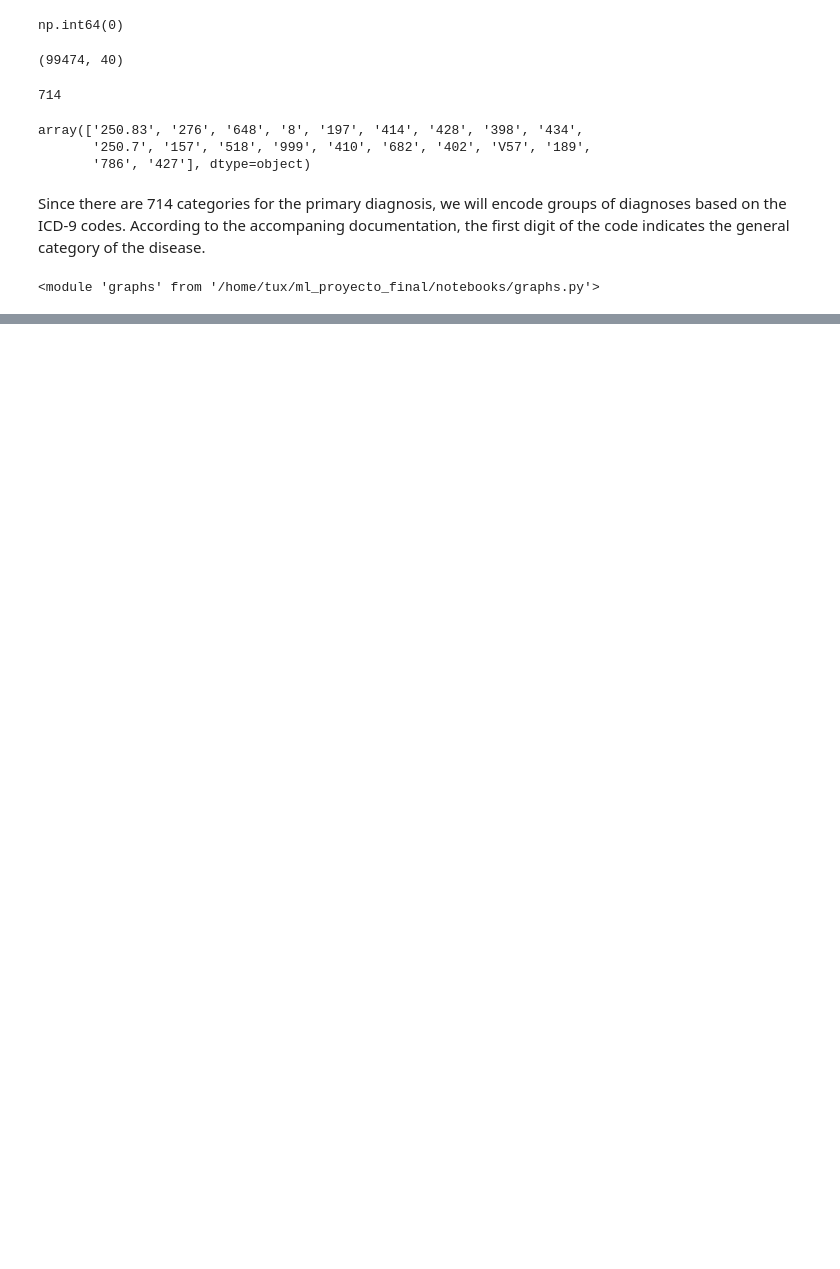
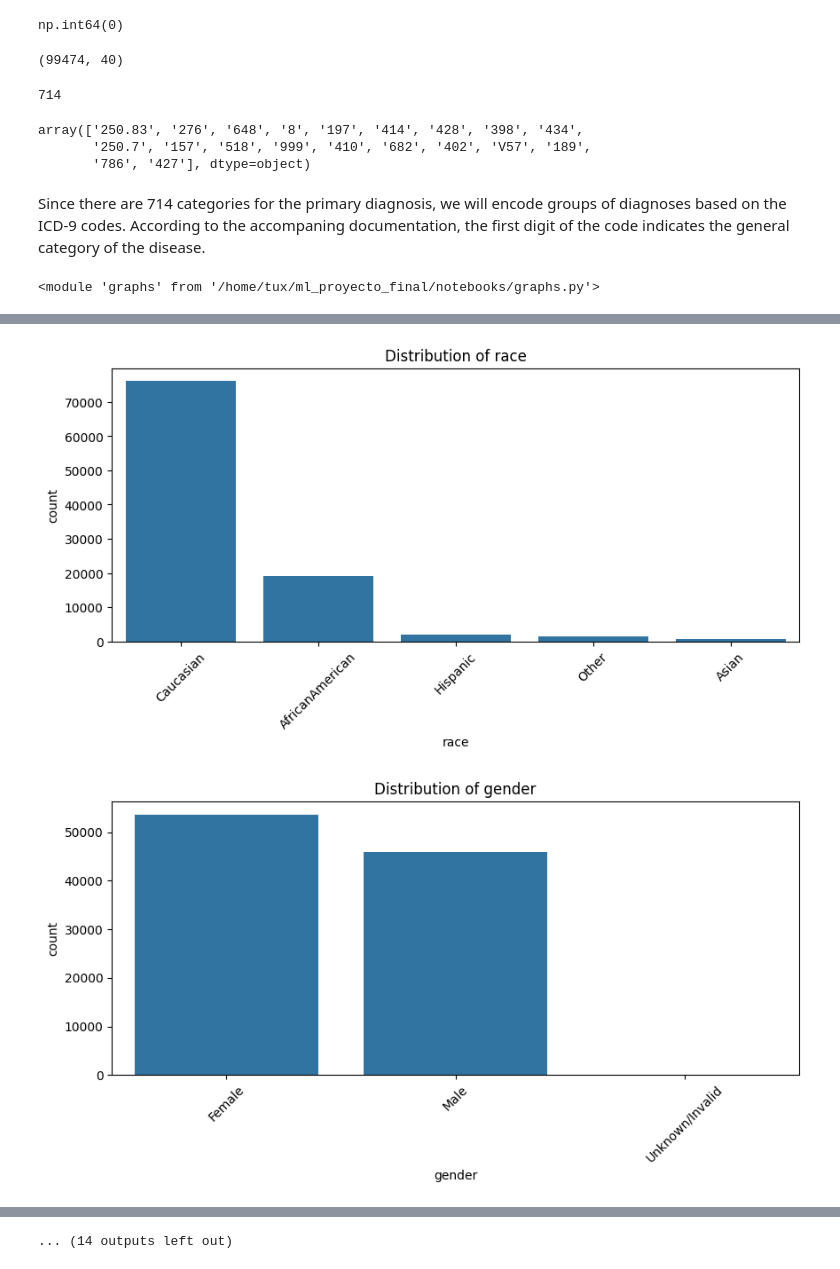
Before and after one commit to jariel17/ml_models, a Jupyter notebook: notebooks/unsupervised_learning/diabetes_patients_clustering/eda.ipynb, the cells around one changed output, grey strips where cells are left out. Cells and saved outputs as stored; diff of their text form; code cells hidden in the pictures; blank space fills up the shorter version.

```diff
--- a/notebooks/unsupervised_learning/diabetes_patients_clustering/eda.ipynb
+++ b/notebooks/unsupervised_learning/diabetes_patients_clustering/eda.ipynb
@@ -225,4 +225,4 @@ importlib.reload(graphs)
 # %% [output]
 <module 'graphs' from '/home/tux/ml_proyecto_final/notebooks/graphs.py'>
 # %%
-df_cleaned["diag_1_category"] = df_cleaned["diag_1"].apply(utils.icd9_category)
+df_no_missing["diag_1_category"] = df_no_missing["diag_1"].apply(utils.icd9_category)
@@ -228,0 +231,5 @@ df_cleaned["diag_1_category"] = df_cleaned["diag_1"].apply(utils.icd9_category)
+# %%
+categorical_cols = df_no_missing.select_dtypes(include="object").columns
+for col in categorical_cols:
+    if df_no_missing[col].nunique() < 2:
+        print(f"\nValues: {df_no_missing[col].value_counts()}")
@@ -228,0 +250,3 @@ df_cleaned["diag_1_category"] = df_cleaned["diag_1"].apply(utils.icd9_category)
+# %%
+cols_to_drop = ['examide', 'citoglipton', 'metformin-rosiglitazone']
+df_cleaned = df_no_missing.drop(columns=cols_to_drop)
@@ -231,0 +283,7 @@ df_cleaned.to_csv(processed_path, index=False)
+# %%
+import seaborn as sns
+import matplotlib.pyplot as plt
+
+categorical_cols = df_cleaned.select_dtypes(include="object").columns
+categorical_cols = categorical_cols.drop('diag_1')
+print("Categorical columns:", categorical_cols)
@@ -231,0 +299,10 @@ df_cleaned.to_csv(processed_path, index=False)
+# %%
+for col in categorical_cols:
+    plt.figure(figsize=(10,4))
+    sns.countplot(data=df_no_missing, x=col, order=df_no_missing[col].value_counts().index)
+    plt.xticks(rotation=45)
+    plt.title(f"Distribution of {col}")
+    plt.show()
+# %% [output]
+[figure, added]
+[figure, added]
@@ -231,0 +319 @@ df_cleaned.to_csv(processed_path, index=False)
+... (14 outputs left out)
```
Also changed, not shown: parts of 26 cells of this notebook.
